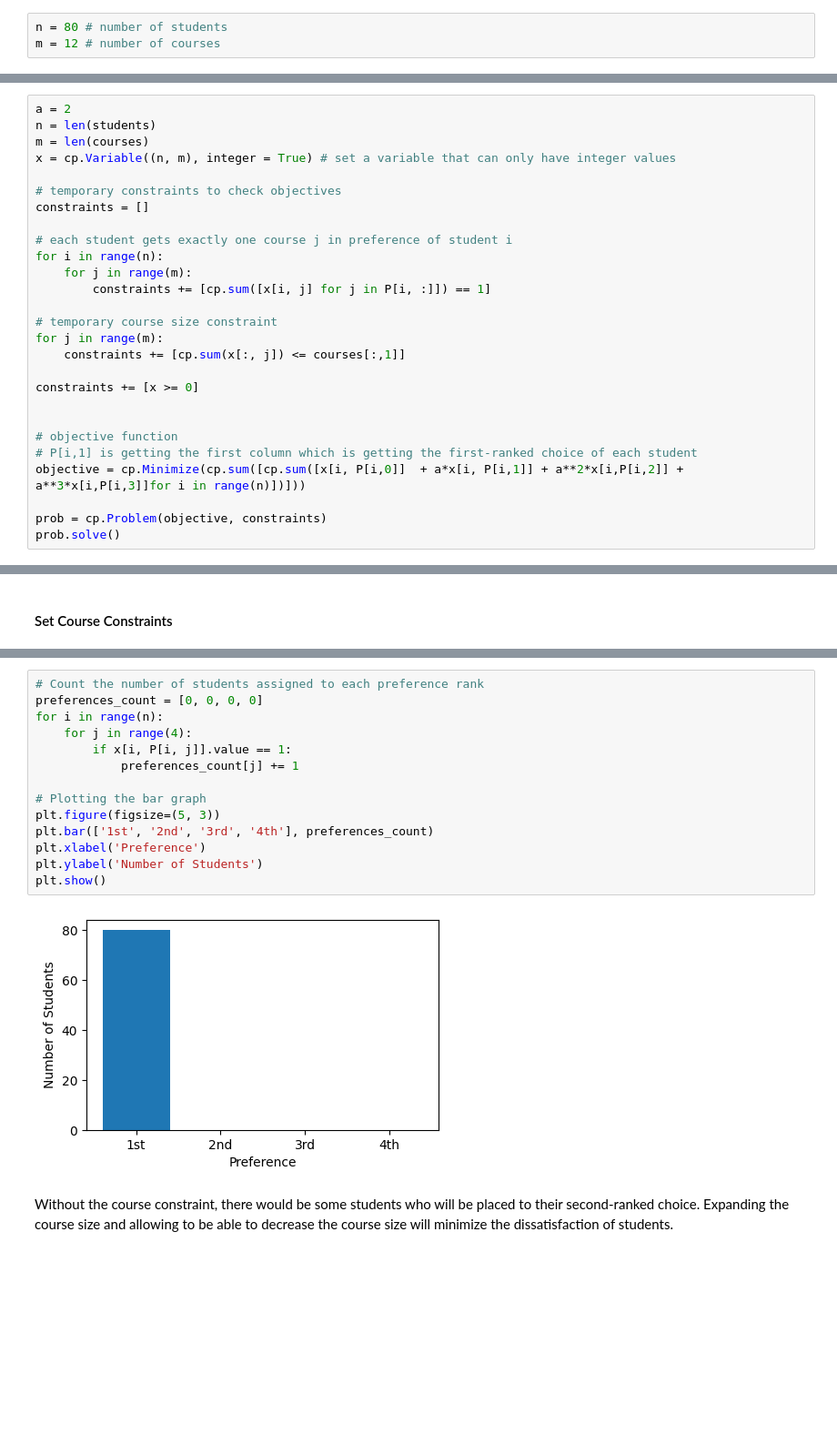
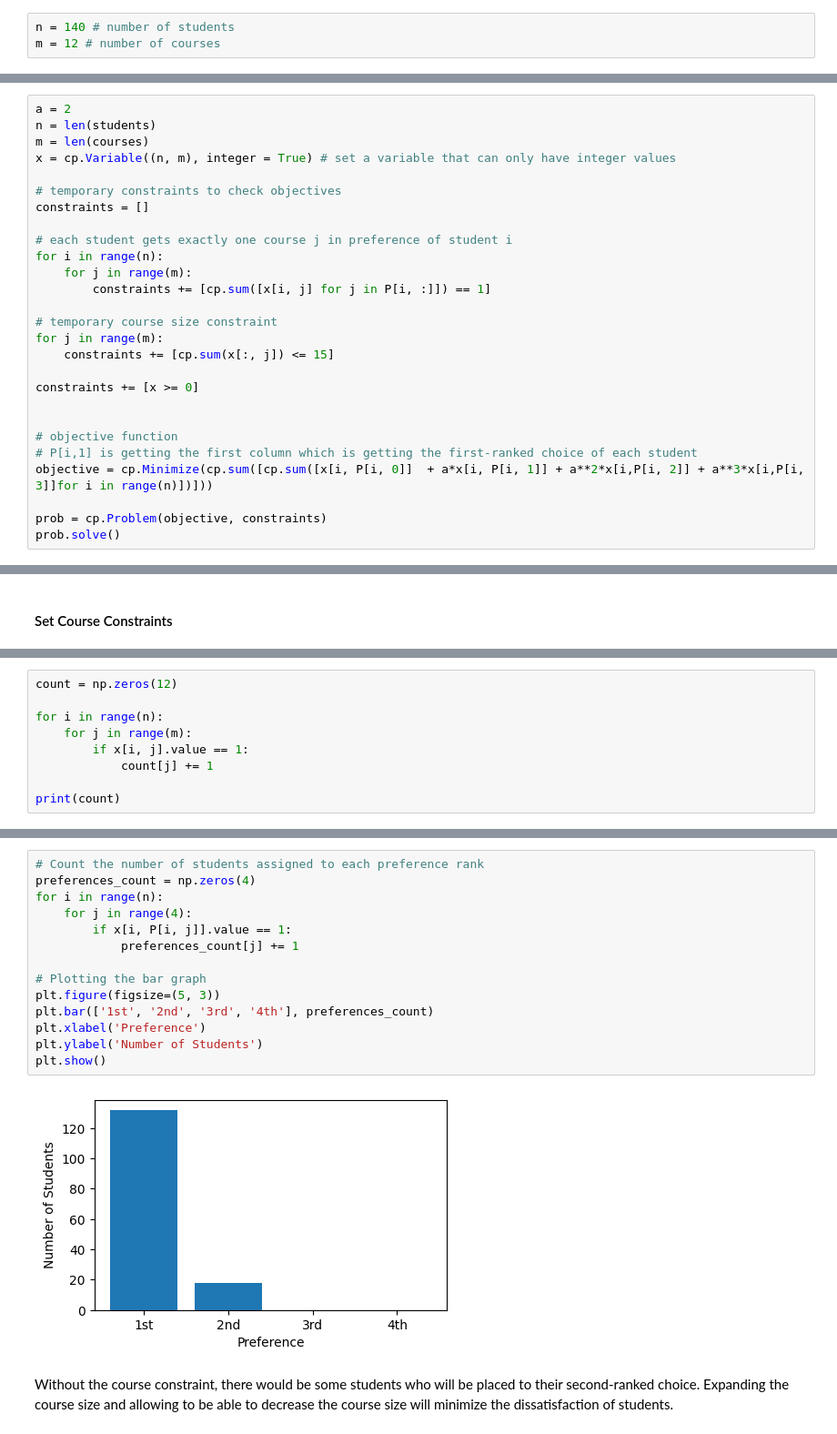
Before and after one commit to Michxz312/Optimization-Problems, a Jupyter notebook: Combinatorial Optimization/Course Assignment Problem.ipynb, the cells around one changed output, grey strips where cells are left out. Shown at 91% size. Drawn from its saved outputs; the diff is of its cells as text; blank space fills up the shorter version.

```diff
--- a/Combinatorial Optimization/Course Assignment Problem.ipynb
+++ b/Combinatorial Optimization/Course Assignment Problem.ipynb
@@ -158,5 +159,5 @@ we have to create a dummy set for 80 students and 10 courses. The students will
 # %%
-n = 80 # number of students
+n = 140 # number of students
 m = 12 # number of courses
 # %% [markdown]
 #### Create Dataset:
@@ -242,14 +243,14 @@ for i in range(n):
 
 # temporary course size constraint
 for j in range(m):
-    constraints += [cp.sum(x[:, j]) <= courses[:,1]]
+    constraints += [cp.sum(x[:, j]) <= 15]
 
 constraints += [x >= 0]
 
 
 # objective function
 # P[i,1] is getting the first column which is getting the first-ranked choice of each student
-objective = cp.Minimize(cp.sum([cp.sum([x[i, P[i,0]]  + a*x[i, P[i,1]] + a**2*x[i,P[i,2]] + a**3*x[i,P[i,3]]for i in range(n)])]))
+objective = cp.Minimize(cp.sum([cp.sum([x[i, P[i, 0]]  + a*x[i, P[i, 1]] + a**2*x[i,P[i, 2]] + a**3*x[i,P[i, 3]]for i in range(n)])]))
 
 prob = cp.Problem(objective, constraints)
 prob.solve()
@@ -356,0 +359,9 @@ prob.solve(verbose=True)
+# %%
+count = np.zeros(12)
+
+for i in range(n):
+    for j in range(m):
+        if x[i, j].value == 1:
+            count[j] += 1
+
+print(count)
@@ -357,19 +370,19 @@ prob.solve(verbose=True)
 # %%
 # Count the number of students assigned to each preference rank
-preferences_count = [0, 0, 0, 0]
+preferences_count = np.zeros(4)
 for i in range(n):
     for j in range(4):
         if x[i, P[i, j]].value == 1:
             preferences_count[j] += 1
 
 # Plotting the bar graph
 plt.figure(figsize=(5, 3))
 plt.bar(['1st', '2nd', '3rd', '4th'], preferences_count)
 plt.xlabel('Preference')
 plt.ylabel('Number of Students')
 plt.show()
 # %% [output]
-[figure, old version]
+[figure, new version]
 # %% [markdown]
 Without the course constraint, there would be some students who will be placed to their second-ranked choice. Expanding the course size and allowing to be able to decrease the course size will minimize the dissatisfaction of students.
 # %% [markdown]
```
Also changed, not shown: parts of 17 cells of this notebook.
